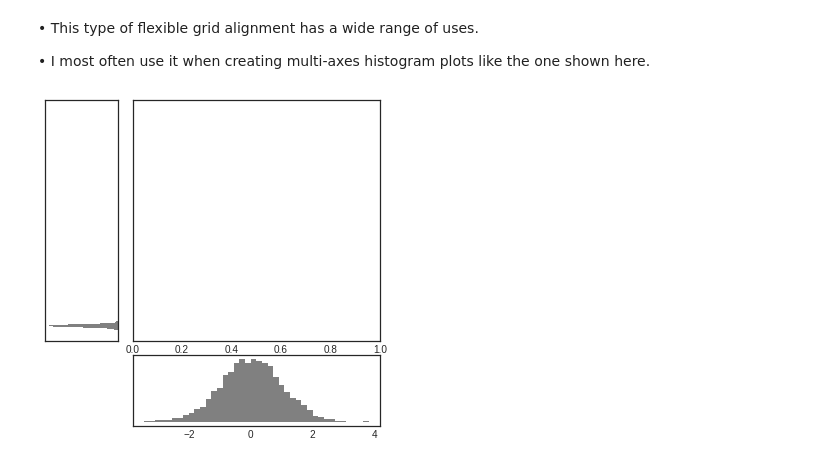
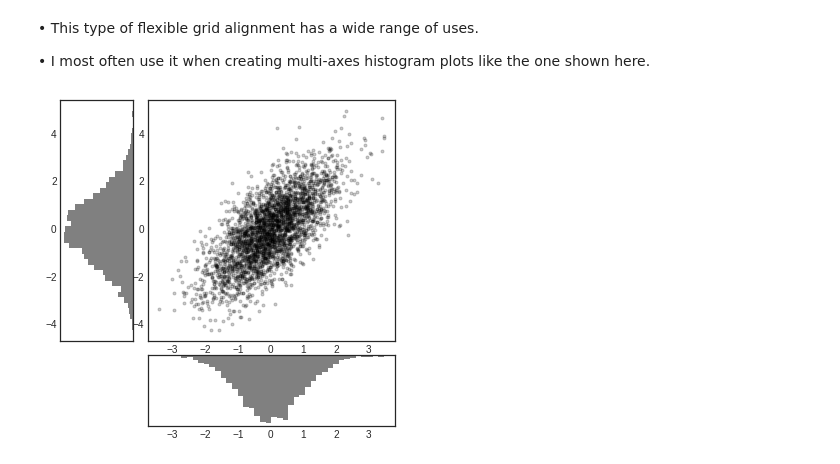
Before and after one commit to rajesh1994/python_excercise_programiz, a Jupyter notebook: python/11_matplotlib/python_for_datascience_handbook/8. Multiple Subplots.ipynb, the cells around one changed output. Drawn from its saved outputs; the diff is of its cells as text; code cells hidden in the pictures.

```diff
--- a/python/11_matplotlib/python_for_datascience_handbook/8. Multiple Subplots.ipynb
+++ b/python/11_matplotlib/python_for_datascience_handbook/8. Multiple Subplots.ipynb
@@ -116,22 +116,23 @@ plt.subplot(grid[1, 2]);
 # %%
 # Create some normally distributed data
 mean = [0, 0]
 cov = [[1, 1], [1, 2]]
 x, y = np.random.multivariate_normal(mean, cov, 3000).T
 
 # Set up the axes with GridSpec
 fig = plt.figure(figsize=(6, 6))
 grid = plt.GridSpec(4, 4, hspace=0.2, wspace=0.2)
 main_ax = fig.add_subplot(grid[:-1, 1:])
-y_hist = fig.add_subplot(grid[:-1, 0], xticklabels=[], sharey = main_ax)
-x_hist = fig.add_subplot(grid[-1, 1:], yticklabels = [], sharey = main_ax)
+y_hist = fig.add_subplot(grid[:-1, 0], xticklabels=[], sharey=main_ax)
+x_hist = fig.add_subplot(grid[-1, 1:], yticklabels=[], sharex=main_ax)
 
 # Scatter points on the main axesmain_ax.plot(x, y, 'ok', markersize=3, alpha=0.2)
+main_ax.plot(x, y, 'ok', markersize=3, alpha=0.2)
 
 # histogram on the attached axes
 x_hist.hist(x, 40, histtype='stepfilled', orientation='vertical', color='gray')
 x_hist.invert_yaxis()
 y_hist.hist(y, 40, histtype='stepfilled', orientation='horizontal', color='gray')
 y_hist.invert_xaxis()
 # %% [output]
-[figure, old version]
+[figure, new version]
```
Also changed, not shown: parts of 1 cell of this notebook, 1 other file.
